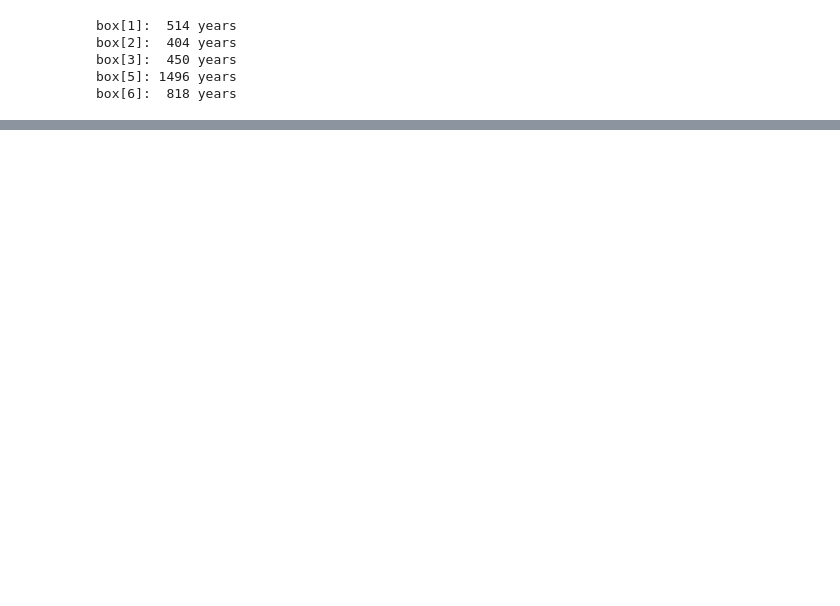
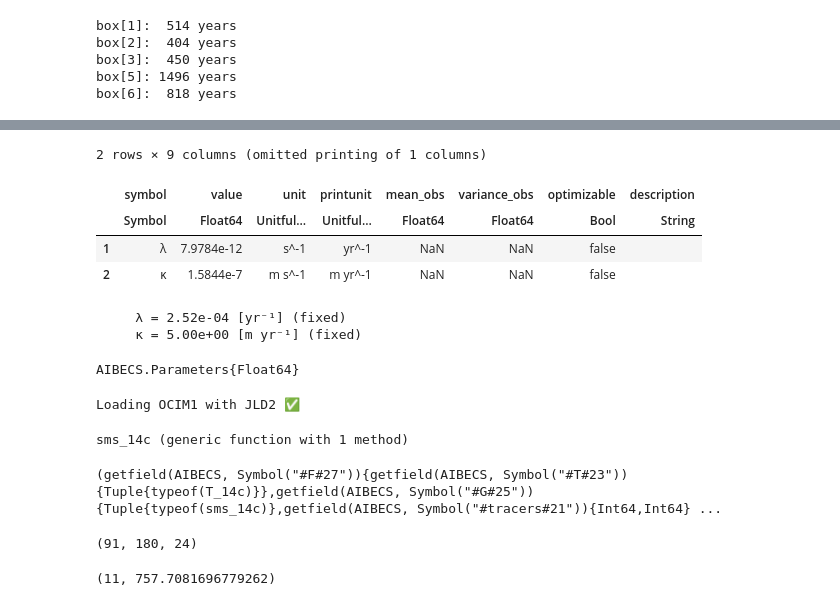
Before and after one commit to fprimeau/BIOGEOCHEM_TEACHING, a Jupyter notebook: Lesson1transport_II.ipynb, the cells around one changed output, grey strips where cells are left out. Saved outputs shown, nothing was run; the diff lists cells and outputs as text; code cells hidden in the pictures; blank space fills up the shorter version.

```diff
--- a/Lesson1transport_II.ipynb
+++ b/Lesson1transport_II.ipynb
@@ -146,0 +107,6 @@ Try modifying the strength of the currents of the high latitude convective mixin
+# %%
+using AIBECS
+t = empty_parameter_table()               # initialize table of parameters
+add_parameter!(t, :λ, 1 / (5730*log(2))u"yr") # add the radioactive decay e-folding timescale
+add_parameter!(t, :κ, 50u"m" / 10u"yr")
+initialize_Parameters_type(t)             # Generate the parameter table
@@ -146,0 +117,23 @@ Try modifying the strength of the currents of the high latitude convective mixin
+# %%
+t
+# %% [output]
+2 rows × 9 columns (omitted printing of 1 columns)
+|  | symbol | value | unit | printunit | mean_obs | variance_obs | optimizable | description |
+|  | Symbol | Float64 | Unitful… | Unitful… | Float64 | Float64 | Bool | String |
+| 1 | λ | 7.9784e-12 | s^-1 | yr^-1 | NaN | NaN | false |  |
+| 2 | κ | 1.5844e-7 | m s^-1 | m yr^-1 | NaN | NaN | false |  |
+# %%
+# I added this cell for you to see how it prints nicely with the "print" units
+# The table `t` prints the value in the SI units,
+# while the parameter p₀ prints in the units you used to create it
+p₀
+# %% [output]
+     λ = 2.52e-04 [yr⁻¹] (fixed)
+     κ = 5.00e+00 [m yr⁻¹] (fixed)
+AIBECS.Parameters{Float64}
+# %%
+const mask, grd, T_OCIM = OCIM1.load() ;
+T_14c(p) = T_OCIM
+iwet = findall(x -> x == 1, vec(mask));  # index to wet gridboxes
+# %% [output]
+Loading OCIM1 with JLD2 ✅
@@ -146,0 +145,14 @@ Try modifying the strength of the currents of the high latitude convective mixin
+# %%
+function sms_14c(R, p) # source minus sink of age
+    λ = p.λ
+    κ = p.κ
+    return κ * (z .< 20) .* (1.0 .- R) / dz1 - λ.*R
+end
+# %% [output]
+sms_14c (generic function with 1 method)
+# %%
+T_matrices = (T_14c,)           # bundles all the transport matrices in a tuple
+sources_minus_sinks = (sms_14c,) # bundles all the source-sink functions in a tuple
+F, ∇ₓF = state_function_and_Jacobian(T_matrices, sources_minus_sinks, nwet) # generates the state function (and its Jacobian!)
+# %% [output]
+(getfield(AIBECS, Symbol("#F#27")){getfield(AIBECS, Symbol("#T#23")){Tuple{typeof(T_14c)}},getfield(AIBECS, Symbol("#G#25")){Tuple{typeof(sms_14c)},getfield(AIBECS, Symbol("#tracers#21")){Int64,Int64} ...
@@ -146,0 +169,12 @@ Try modifying the strength of the currents of the high latitude convective mixin
+# %%
+c14age_3d = NaN * mask     # creates a 3D array of NaNs
+c14age_3d[iwet] = c14age   # Fills the wet grid boxes with the age values
+size(c14age_3d)            # Just to check the size of age_3D
+# %% [output]
+(91, 180, 24)
+# %%
+depth = vec(grd["zt"])
+iz = findfirst(depth .> 700)
+iz, depth[iz]
+# %% [output]
+(11, 757.7081696779262)
```
Also changed, not shown: parts of 20 cells of this notebook.
